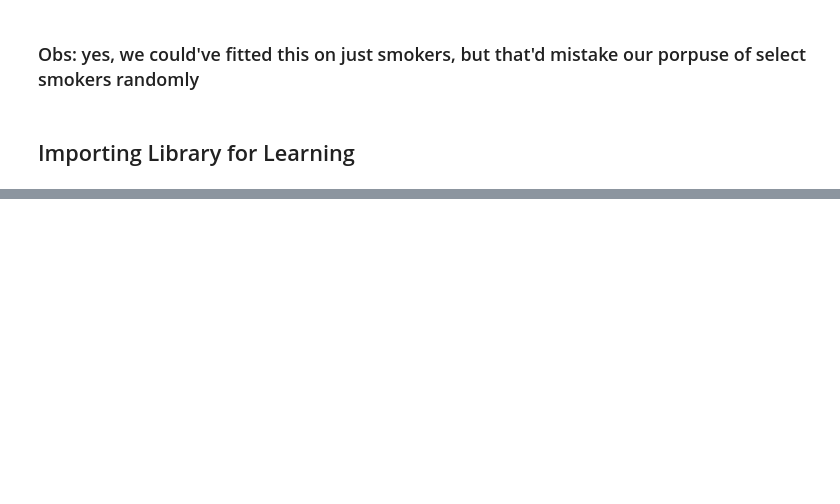
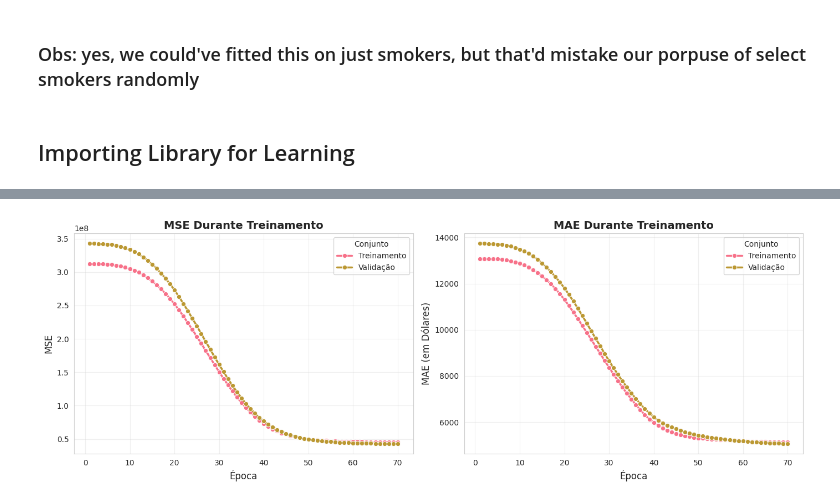
Before and after one commit to DaviFPassos/Helthy-Report, a Jupyter notebook: p1.ipynb, the cells around one changed output, grey strips where cells are left out. Cells and saved outputs as stored; diff of their text form; code cells hidden in the pictures; blank space fills up the shorter version.

```diff
--- a/p1.ipynb
+++ b/p1.ipynb
@@ -1179,0 +1202,3 @@ Final Accuracy Gap: 0.19%
+# %%
+df['smoker'] = df['smoker'].map({'yes': 1, 'no': 0})
+df.head()
@@ -1179,0 +1320,76 @@ Final Accuracy Gap: 0.19%
+# %%
+# Configurar estilo dos gráficos
+sns.set_style("whitegrid")
+sns.set_palette("husl")
+
+# Converter histórico para DataFrame
+history_df = pd.DataFrame(history.history)
+history_df['epoch'] = range(1, len(history_df) + 1)
+
+# Criar figura com subgráficos
+fig, axes = plt.subplots(1, 2, figsize=(14, 5))
+
+# Plot 1: Loss (Erro Quadrático Médio)
+loss_data = pd.DataFrame({
+    'Epoch': history_df['epoch'],
+    'Loss': history_df['loss'],
+    'Tipo': 'Treinamento'
+})
+val_loss_data = pd.DataFrame({
+    'Epoch': history_df['epoch'],
+    'Loss': history_df['val_loss'],
+    'Tipo': 'Validação'
+})
+combined_loss = pd.concat([loss_data, val_loss_data], ignore_index=True)
+
+sns.lineplot(data=combined_loss, x='Epoch', y='Loss', hue='Tipo',
+             ax=axes[0], linewidth=2.5, marker='o', markersize=6)
+axes[0].set_title('MSE Durante Treinamento', fontsize=14, fontweight='bold')
+axes[0].set_xlabel('Época', fontsize=12)
+axes[0].set_ylabel('MSE', fontsize=12)
+axes[0].grid(True, alpha=0.3)
+axes[0].legend(title='Conjunto')
+
+# Plot 2: MAE (Erro Médio Absoluto em Dólares)
+mae_data = pd.DataFrame({
+    'Epoch': history_df['epoch'],
+    'MAE': history_df['mae'],
+    'Tipo': 'Treinamento'
+})
+val_mae_data = pd.DataFrame({
+    'Epoch': history_df['epoch'],
+    'MAE': history_df['val_mae'],
+    'Tipo': 'Validação'
+})
+combined_mae = pd.concat([mae_data, val_mae_data], ignore_index=True)
+
+sns.lineplot(data=combined_mae, x='Epoch', y='MAE', hue='Tipo',
+             ax=axes[1], linewidth=2.5, marker='o', markersize=6)
+
+axes[1].set_title('MAE Durante Treinamento', fontsize=14, fontweight='bold')
+axes[1].set_xlabel('Época', fontsize=12)
+axes[1].set_ylabel('MAE (em Dólares)', fontsize=12)
+axes[1].grid(True, alpha=0.3)
+axes[1].legend(title='Conjunto')
+
+plt.tight_layout()
+plt.show()
+
+# Resumo das Métricas
+print("\n" + "=" * 70)
+print("RESUMO DO TREINAMENTO")
+print("=" * 70)
+print(f"\nPerda Inicial (MSE):     ${history.history['loss'][0]:,.2f}")
+print(f"Perda Final (MSE):       ${history.history['loss'][-1]:,.2f}")
+reduction = ((history.history['loss'][0] - history.history['loss'][-1]) / history.history['loss'][0] * 100)
+print(f"Redução:                 {reduction:.2f}%")
+
+print(f"\nErro Inicial (MAE):      ${history.history['mae'][0]:,.2f}")
+print(f"Erro Final (MAE):        ${history.history['mae'][-1]:,.2f}")
+melhoria = ((history.history['mae'][0] - history.history['mae'][-1]) / history.history['mae'][0] * 100)
+print(f"Melhoria:                {melhoria:.2f}%")
+
+print(f"\nErro Validação (MAE):    ${history.history['val_mae'][-1]:,.2f}")
+print("=" * 70)
+# %% [output]
+[figure, added]
```
Also changed, not shown: parts of 26 cells of this notebook.
